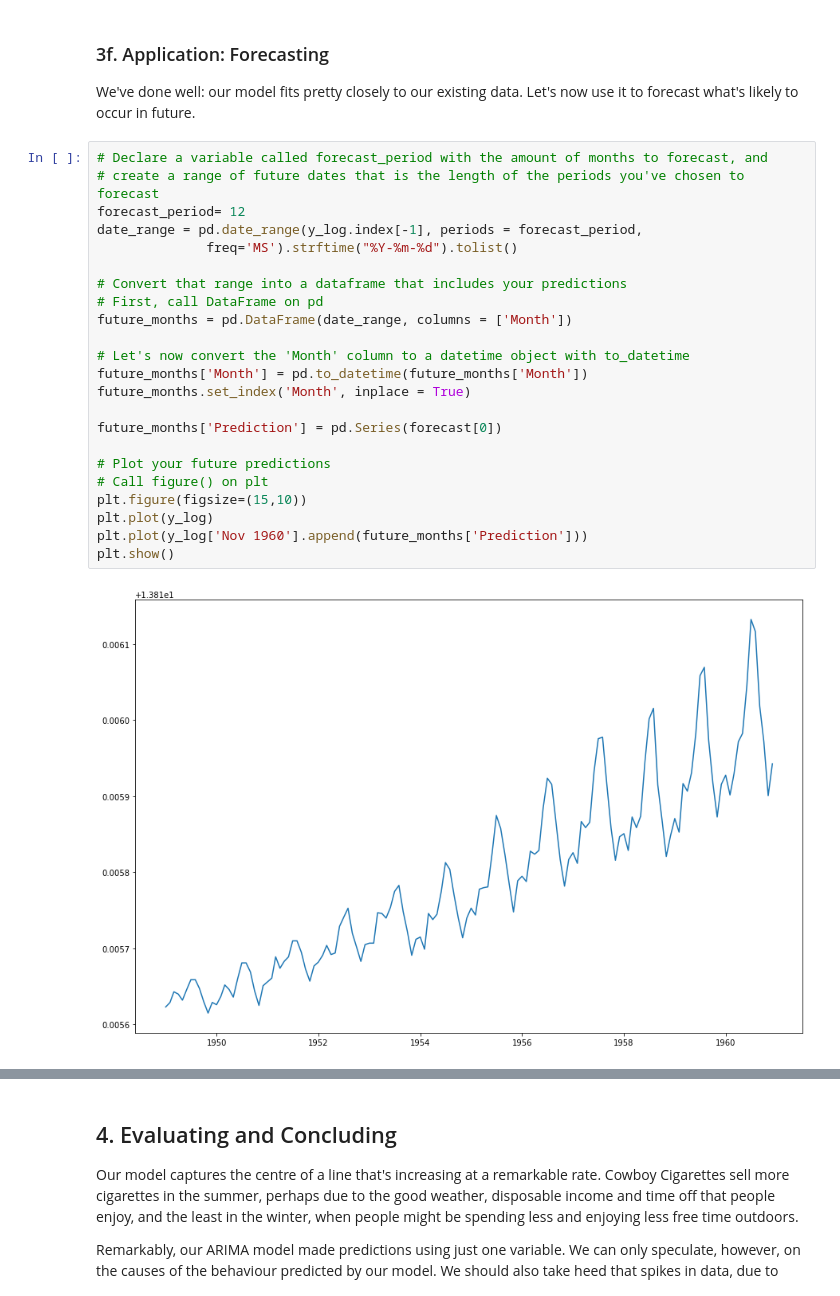
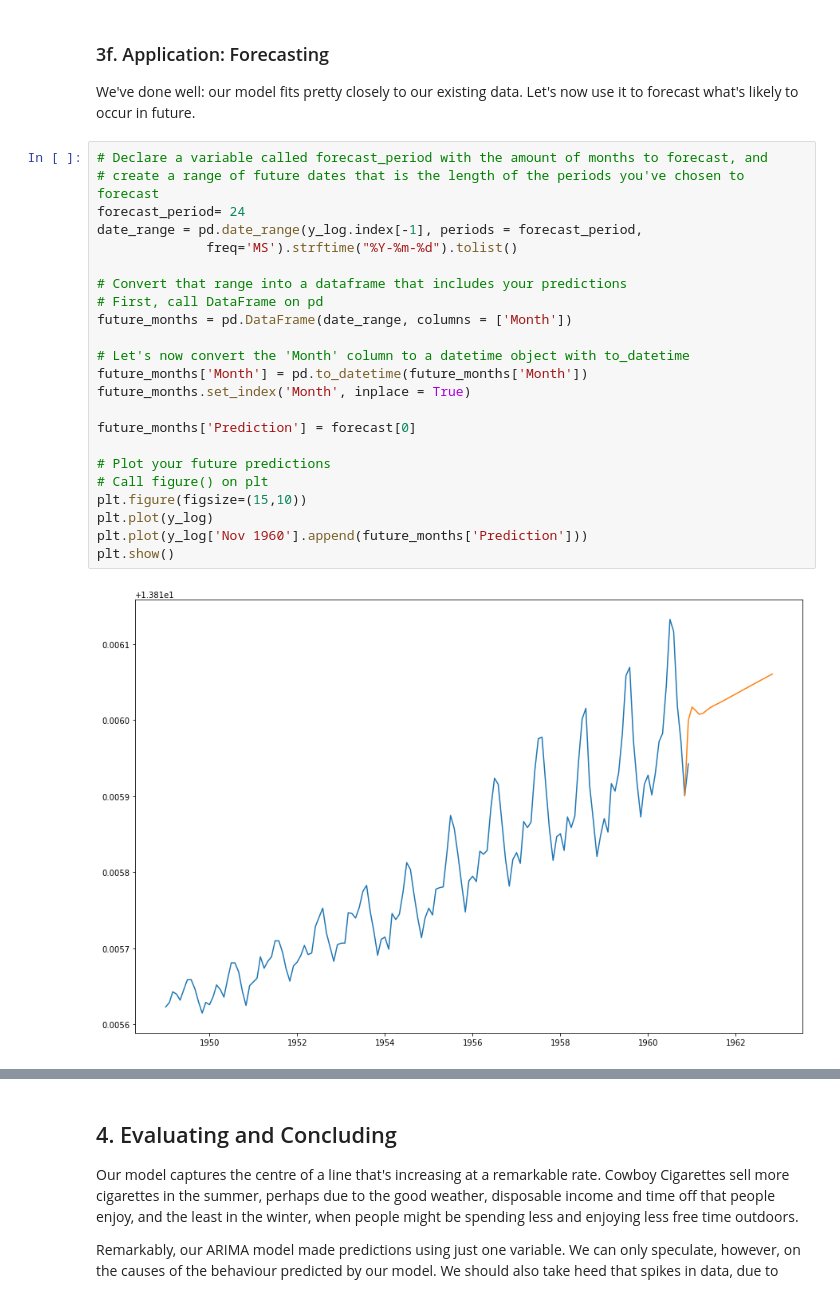
Before and after one commit to Ranealdinho/Springboard, a Jupyter notebook: RNW_CowboyCigarettes_CaseStudy_Tier3.ipynb, the cells around one changed output, grey strips where cells are left out. Drawn from its saved outputs; the diff is of its cells as text.

Commit message:
commit updating forecast period from 12 to 24, with predictions added to graph

```diff
--- a/RNW_CowboyCigarettes_CaseStudy_Tier3.ipynb
+++ b/RNW_CowboyCigarettes_CaseStudy_Tier3.ipynb
@@ -452,28 +452,28 @@ We've done well: our model fits pretty closely to our existing data. Let's now u
 # %%
 # Declare a variable called forecast_period with the amount of months to forecast, and
 # create a range of future dates that is the length of the periods you've chosen to forecast
-forecast_period= 12
+forecast_period= 24
 date_range = pd.date_range(y_log.index[-1], periods = forecast_period,
               freq='MS').strftime("%Y-%m-%d").tolist()
 
 # Convert that range into a dataframe that includes your predictions
 # First, call DataFrame on pd
 future_months = pd.DataFrame(date_range, columns = ['Month'])
 
 # Let's now convert the 'Month' column to a datetime object with to_datetime
 future_months['Month'] = pd.to_datetime(future_months['Month'])
 future_months.set_index('Month', inplace = True)
 
-future_months['Prediction'] = pd.Series(forecast[0])
+future_months['Prediction'] = forecast[0]
 
 # Plot your future predictions
 # Call figure() on plt
 plt.figure(figsize=(15,10))
 plt.plot(y_log)
 plt.plot(y_log['Nov 1960'].append(future_months['Prediction']))
 plt.show()
 # %% [output]
-[figure, old version]
+[figure, new version]
 # %%
 # Now plot the original variable y
 # Use the same functions as before
```
Also changed, not shown: parts of 2 cells of this notebook.
